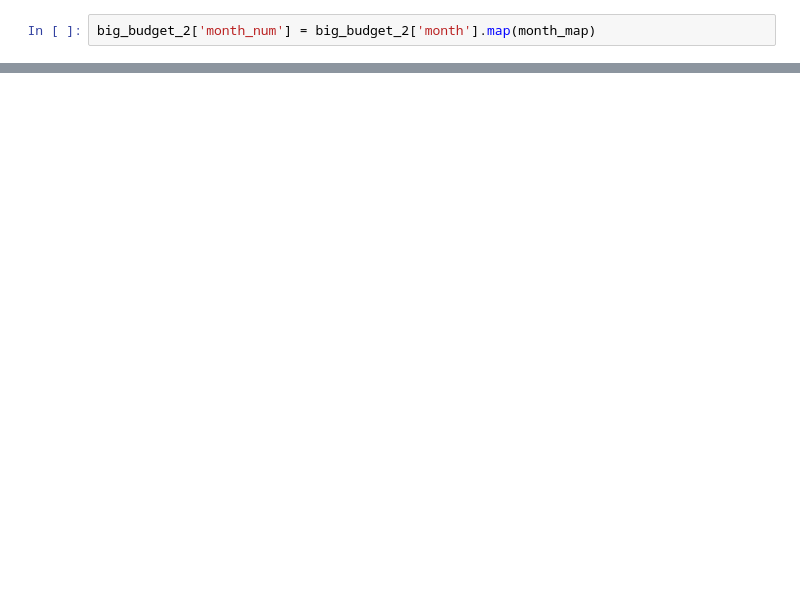
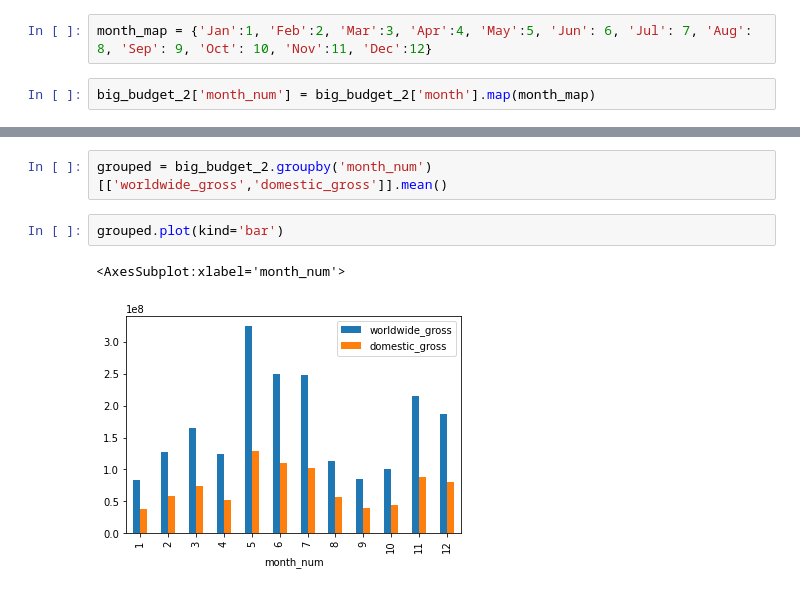
Before and after one commit to kuninethan95/dsc-phase-1-project, a Jupyter notebook: student.ipynb, the cells around one changed output, grey strips where cells are left out. Saved outputs shown, nothing was run; the diff lists cells and outputs as text; blank space fills up the shorter version.

Commit message:
Created first graph, working on runtime comparison

```diff
--- a/student.ipynb
+++ b/student.ipynb
@@ -437,2 +413,4 @@ month_map = {'Dec':12}
+# %%
+month_map = {'Jan':1, 'Feb':2, 'Mar':3, 'Apr':4, 'May':5, 'Jun': 6, 'Jul': 7, 'Aug': 8, 'Sep': 9, 'Oct': 10, 'Nov':11, 'Dec':12}
 # %%
 big_budget_2['month_num'] = big_budget_2['month'].map(month_map)
@@ -454,0 +417,7 @@ big_budget_2
+# %%
+grouped = big_budget_2.groupby('month_num')[['worldwide_gross','domestic_gross']].mean()
+# %%
+grouped.plot(kind='bar')
+# %% [output]
+<AxesSubplot:xlabel='month_num'>
+[figure, added]
```
Also changed, not shown: parts of 27 cells of this notebook.
